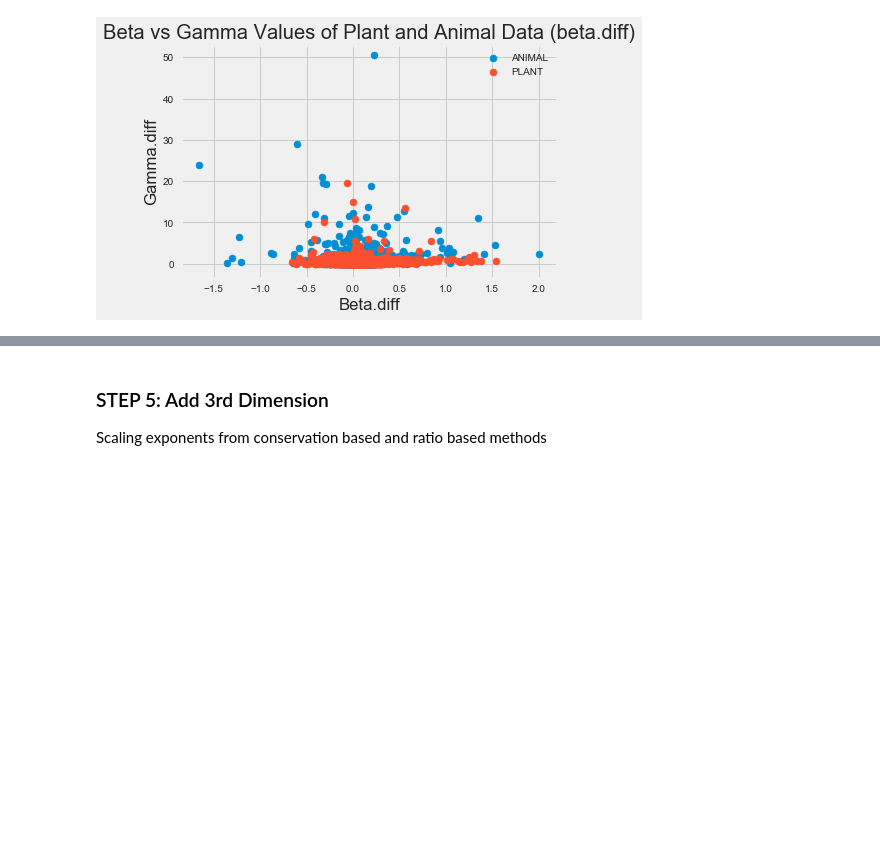
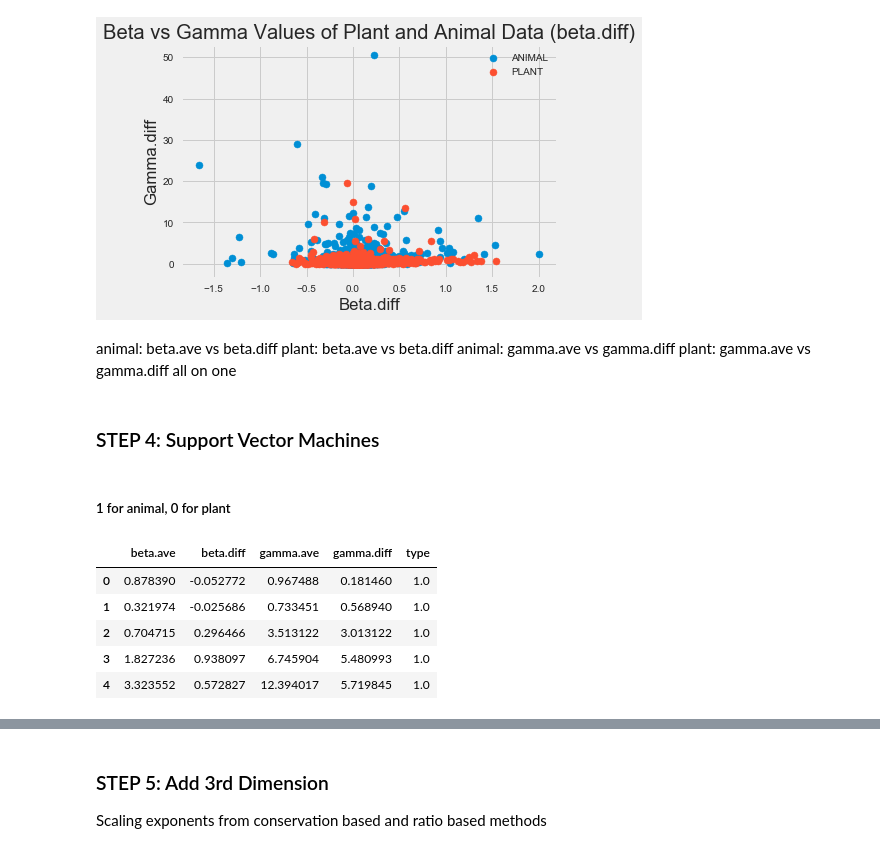
Before and after one commit to jocelynshen/Vascular-Analysis, a Jupyter notebook: Network Classification.ipynb, the cells around one changed output, grey strips where cells are left out. Cells and saved outputs as stored; diff of their text form; code cells hidden in the pictures; blank space fills up the shorter version.

```diff
--- a/Network Classification.ipynb
+++ b/Network Classification.ipynb
@@ -316,3 +311,11 @@ plt.legend()
 plt.show()
 # %% [output]
 [figure]
+# %% [markdown]
+animal: beta.ave vs beta.diff
+plant: beta.ave vs beta.diff
+animal: gamma.ave vs gamma.diff
+plant: gamma.ave vs gamma.diff
+all on one
+# %% [markdown]
+### STEP 4: Support Vector Machines
@@ -318,0 +347,12 @@ plt.show()
+# %% [markdown]
+##### 1 for animal, 0 for plant
+# %%
+animals_training["type"] = np.ones(animals_training.shape[0])
+animals_training.head()
+# %% [output]
+|  | beta.ave | beta.diff | gamma.ave | gamma.diff | type |
+| 0 | 0.878390 | -0.052772 | 0.967488 | 0.181460 | 1.0 |
+| 1 | 0.321974 | -0.025686 | 0.733451 | 0.568940 | 1.0 |
+| 2 | 0.704715 | 0.296466 | 3.513122 | 3.013122 | 1.0 |
+| 3 | 1.827236 | 0.938097 | 6.745904 | 5.480993 | 1.0 |
+| 4 | 3.323552 | 0.572827 | 12.394017 | 5.719845 | 1.0 |
```
Also changed, not shown: parts of 20 cells of this notebook, 12 other files.
